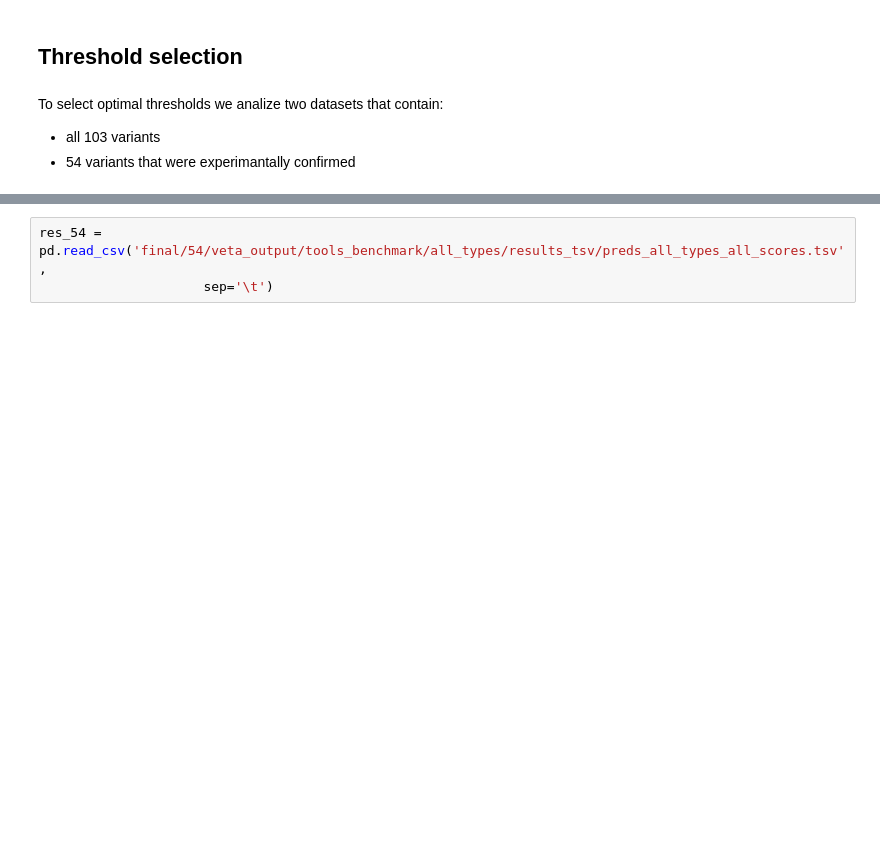
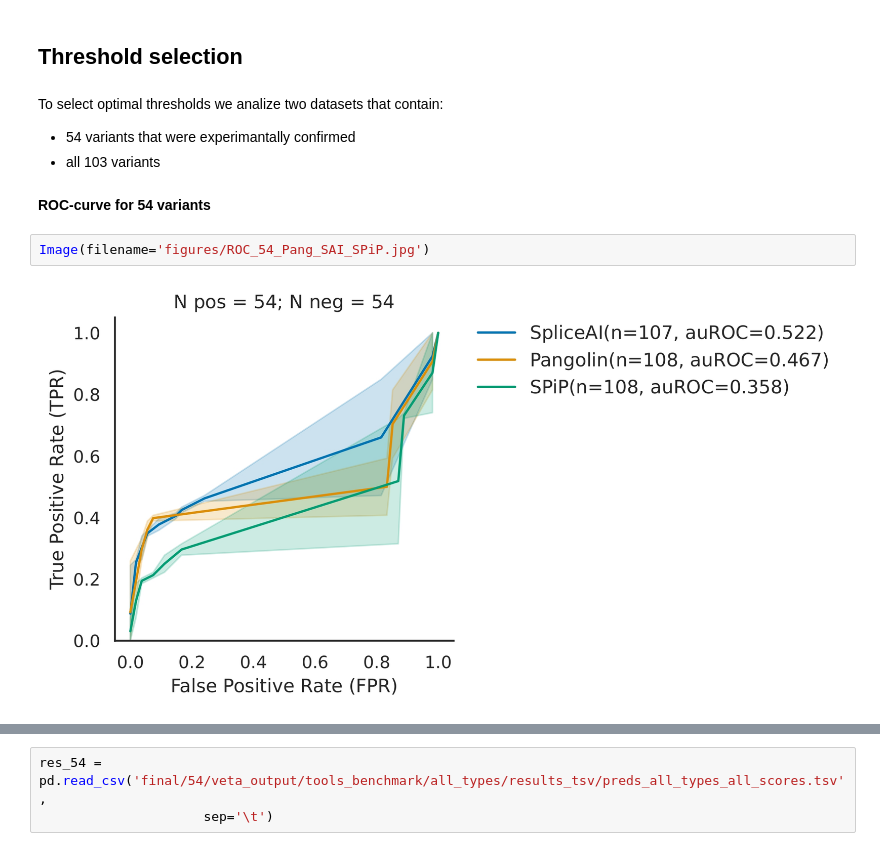
Before and after one commit to EkaterinShitik/IRD_prediction_assessment, a Jupyter notebook: Data_analysis.ipynb, the cells around one changed output, grey strips where cells are left out. Cells and saved outputs as stored; diff of their text form; blank space fills up the shorter version.

```diff
--- a/Data_analysis.ipynb
+++ b/Data_analysis.ipynb
@@ -14,5 +15,11 @@ According to the VETA results three instruments were selected:
 ## Threshold selection
 # %% [markdown]
 To select optimal thresholds we analize two datasets that contain:
+- 54 variants that were experimantally confirmed
 - all 103 variants
-- 54 variants that were experimantally confirmed
+# %% [markdown]
+**ROC-curve for 54 variants**
+# %%
+Image(filename='figures/ROC_54_Pang_SAI_SPiP.jpg')
+# %% [output]
+[figure, added]
```
Also changed, not shown: parts of 24 cells of this notebook.
